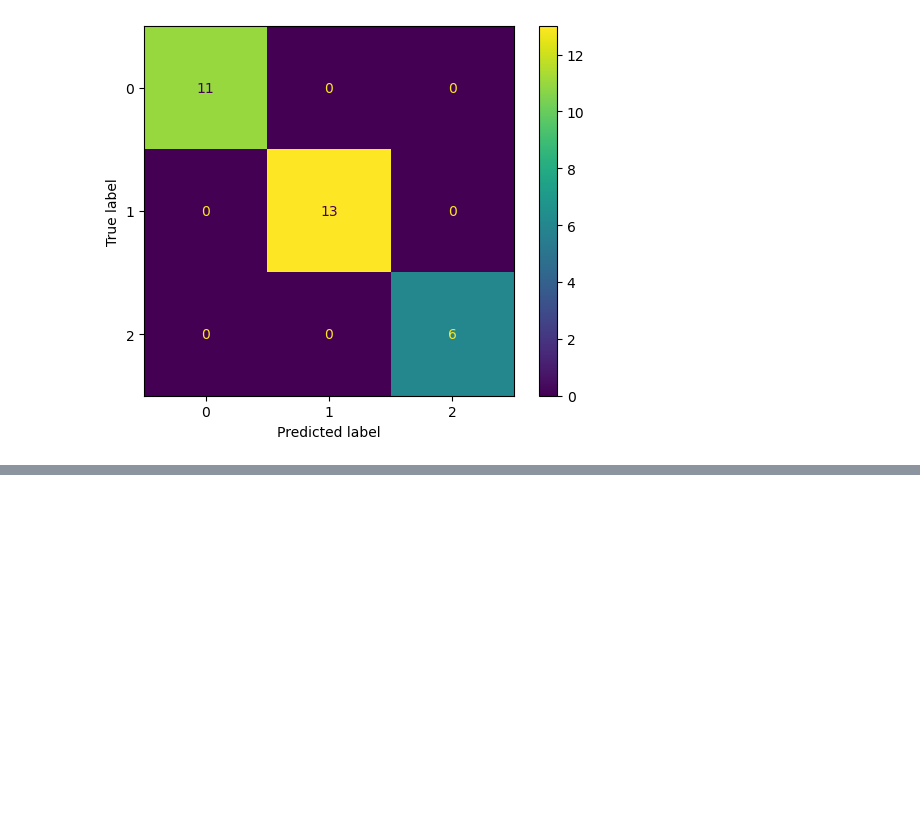
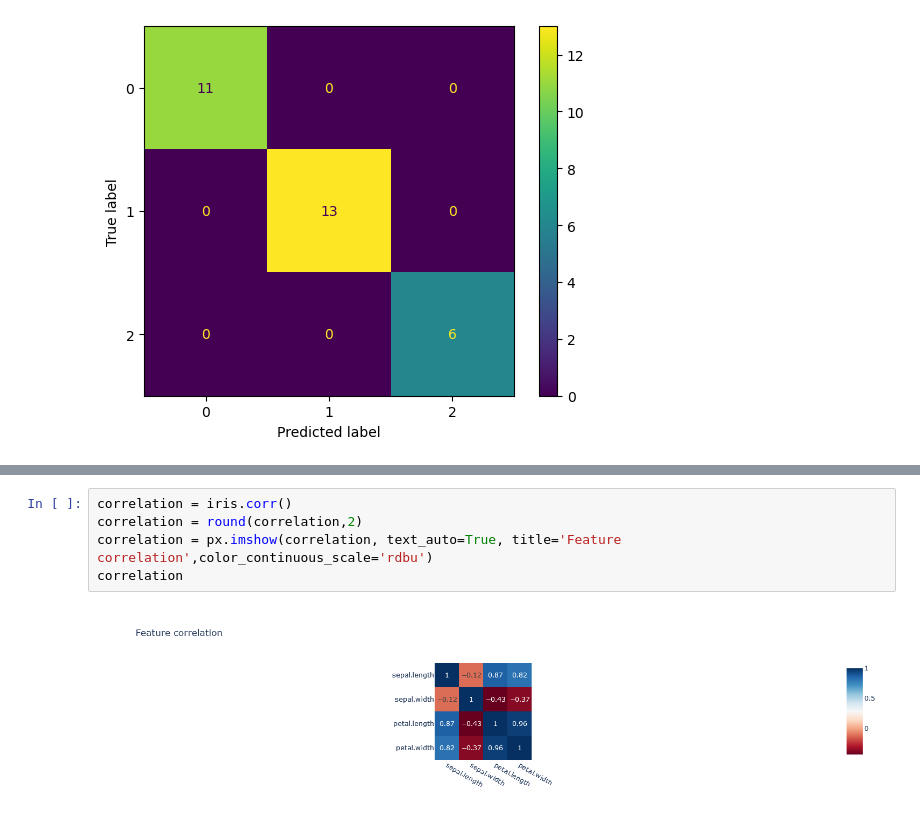
Before and after one commit to IgorEisenlohr/DataScience, a Jupyter notebook: Iris.ipynb, the cells around one changed output, grey strips where cells are left out. Cells and saved outputs as stored; diff of their text form; blank space fills up the shorter version.

```diff
--- a/Iris.ipynb
+++ b/Iris.ipynb
@@ -198,0 +215,7 @@ cm.plot()
+# %%
+correlation = iris.corr()
+correlation = round(correlation,2)
+correlation = px.imshow(correlation, text_auto=True, title='Feature correlation',color_continuous_scale='rdbu')
+correlation
+# %% [output]
+[figure, added]
```
Also changed, not shown: parts of 7 cells of this notebook.
